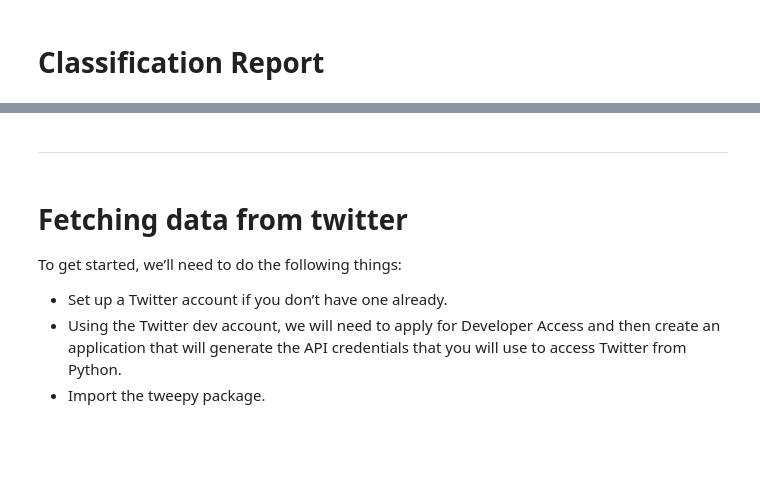
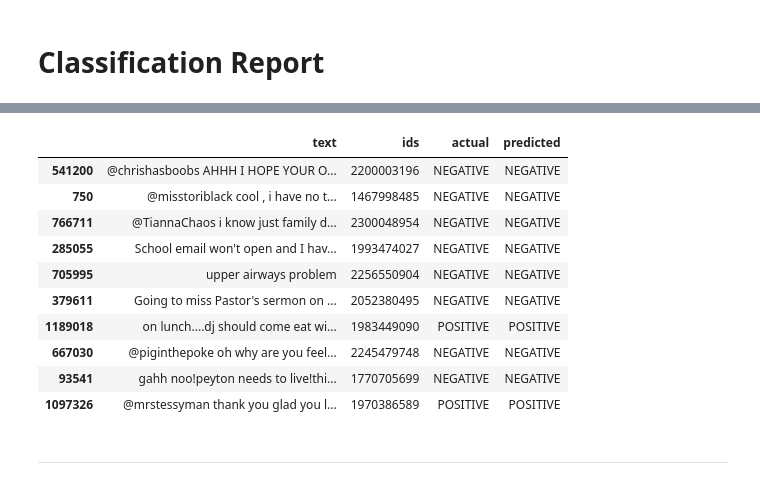
Before and after one commit to tanyelai/sentiment-aware-model-to-classify-tweets-in-real-time, a Jupyter notebook: sentiment-aware-contextual-model-for-tweets.ipynb, the cells around one changed output, grey strips where cells are left out. Cells and saved outputs as stored; diff of their text form; code cells hidden in the pictures; blank space fills up the shorter version.

```diff
--- a/sentiment-aware-contextual-model-for-tweets.ipynb
+++ b/sentiment-aware-contextual-model-for-tweets.ipynb
@@ -704,9 +734,17 @@ tf.keras.model.save(KERAS_MODEL)
+# %%
+correct = df[df['actual'] == df['predicted']]
+correct.head(10)
+# %% [output]
+|  | text | ids | actual | predicted |
+| 541200 | @chrishasboobs AHHH I HOPE YOUR O... | 2200003196 | NEGATIVE | NEGATIVE |
+| 750 | @misstoriblack cool , i have no t... | 1467998485 | NEGATIVE | NEGATIVE |
+| 766711 | @TiannaChaos i know just family d... | 2300048954 | NEGATIVE | NEGATIVE |
+| 285055 | School email won't open and I hav... | 1993474027 | NEGATIVE | NEGATIVE |
+| 705995 | upper airways problem | 2256550904 | NEGATIVE | NEGATIVE |
+| 379611 | Going to miss Pastor's sermon on ... | 2052380495 | NEGATIVE | NEGATIVE |
+| 1189018 | on lunch....dj should come eat wi... | 1983449090 | POSITIVE | POSITIVE |
+| 667030 | @piginthepoke oh why are you feel... | 2245479748 | NEGATIVE | NEGATIVE |
+| 93541 | gahh noo!peyton needs to live!thi... | 1770705699 | NEGATIVE | NEGATIVE |
+| 1097326 | @mrstessyman thank you glad you l... | 1970386589 | POSITIVE | POSITIVE |
 # %% [markdown]
 _____
-# %% [markdown]
-# Fetching data from twitter
-To get started, we’ll need to do the following things:
-
-* Set up a Twitter account if you don’t have one already.
-* Using the Twitter dev account, we will need to apply for Developer Access and then create an application that will generate the API credentials that you will use to access Twitter from Python.
-* Import the tweepy package.
```
Also changed, not shown: parts of 65 cells of this notebook.
